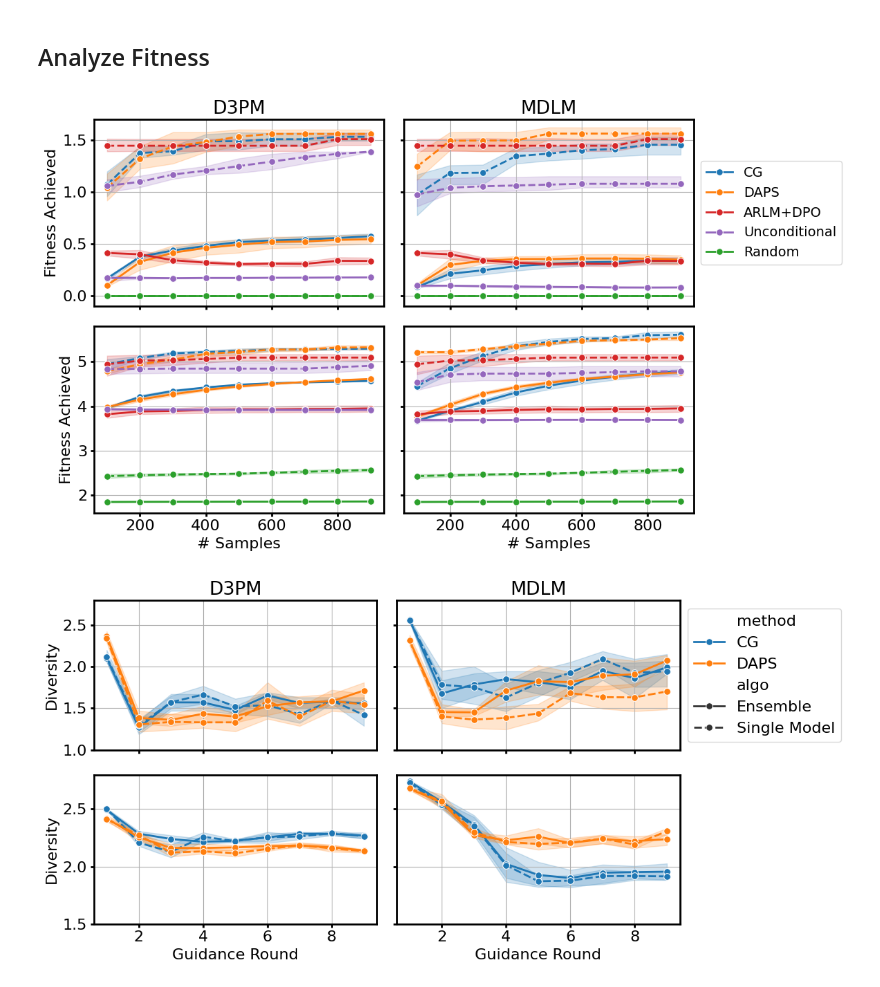
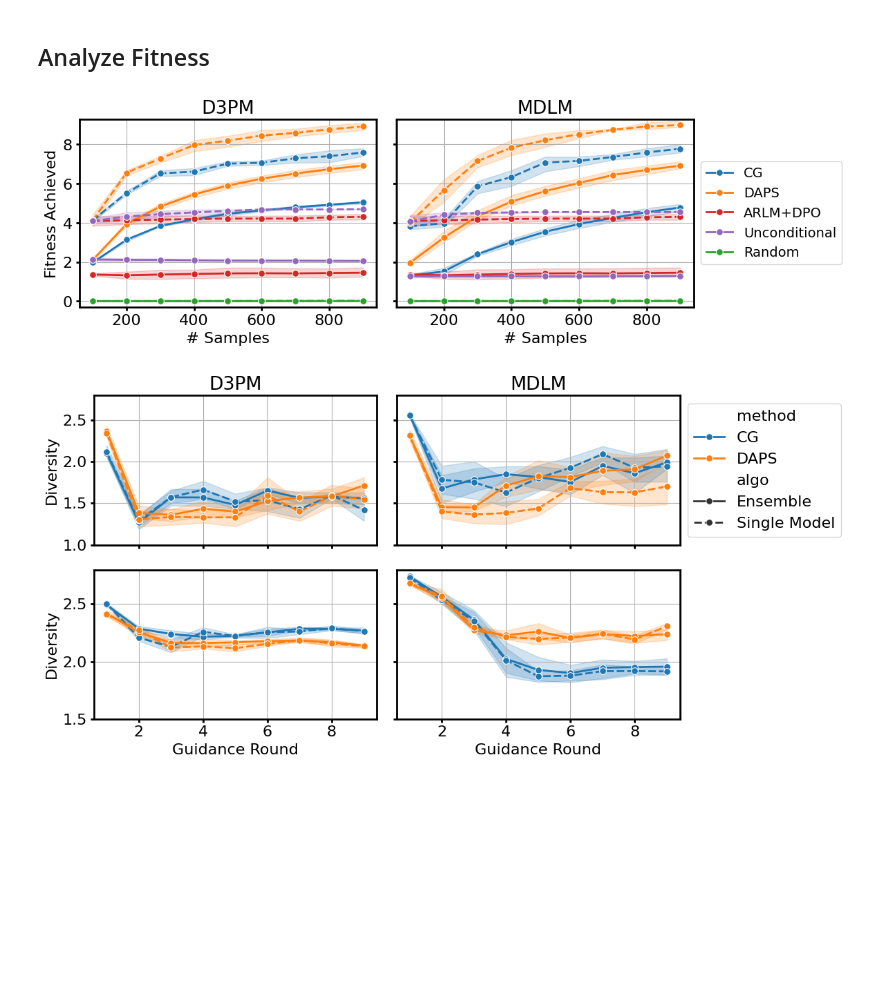
Before and after one commit to Komod0D/SGPO, a Jupyter notebook: analysis.ipynb, the cells around one changed output. Drawn from its saved outputs; the diff is of its cells as text; code cells hidden in the pictures; blank space fills up the shorter version.

```diff
--- a/analysis.ipynb
+++ b/analysis.ipynb
@@ -57,6 +57,7 @@ diversity_metric = shannon_entropy
 #map the order to versions with the first letter capitalized
 #order = ["Random", "Target", "Continuous", "Continuous-ESM", "D3PM-Baseline", "D3PM", "UDLM", "MDLM", "ARLM"]
 order = ["Random", "Target", "Continuous", "D3PM", "MDLM", "ARLM"]
+colors = ["tab:blue", "tab:orange", "tab:green", "tab:brown", "tab:gray", "tab:olive"]
 i =0
 i =0
 plt.figure(figsize=(10, 5))
@@ -81,7 +82,7 @@ for protein in proteins:
         })
 
         #sns.violinplot(data=subset_df, x='finetuned', y='perplexity', hue="prior", legend=legend)
-        sns.violinplot(data=subset_df, y='perplexity', hue="prior", legend=False, hue_order=order)
+        sns.violinplot(data=subset_df, y='perplexity', hue="prior", legend=False, hue_order=order, palette=colors)
         plt.grid(axis='y')
         plt.ylabel("Perplexity")
         # plt.title(f'{protein}')
@@ -113,7 +114,7 @@ for protein in proteins:
             "ARLM": "Triangle"
         })
         #use the same order as the original dataframe
-        sns.scatterplot(data=subset_df, x="diversity", y="fitness", hue="prior", s=80, hue_order=order, style="category", markers=['p', "*", 'o', 's', 'd', '^'], style_order=["Pentagon", "Star", "Circle", "Square", "Diamond", "Triangle"], legend=False)
+        sns.scatterplot(data=subset_df, x="diversity", y="fitness", hue="prior", s=80, hue_order=order, style="category", markers=['p', "*", 'o', 's', 'd', '^'], style_order=["Pentagon", "Star", "Circle", "Square", "Diamond", "Triangle"], palette=colors , legend=False)
         plt.xlim(0.5, 4.5)
         if protein == "TrpB":
             plt.ylim(-0.05, 0.45)
@@ -238,14 +241,0 @@ plt.savefig(f"figures/logos.svg")
-# %%
-fig, ax = plt.subplots(figsize=(10, 5))
-protein = "GB1"
-sites = [39, 40, 41, 54]
-model = "continuous" #"causalLM_finetune" #mdlm #"d3pm_finetune"
-name = "D3PM"
-sequences = SeqIO.parse(f'exps/protein/{protein}/{model}/prior_sample/unconstrained/generated.fasta', format='fasta') #uncond
-sequences = [str(seq.seq) for seq in sequences]
-results_df = pd.DataFrame({'sequence': sequences})
-#sequences = f'exps/protein/{protein}/{model}/default/uncond/generated.fasta'
-#results_df = run_bioinformatics(seqs_or_fasta=sequences, ref_db='data/ref_databases/swissprot')
-logo_df = process_logo(results_df, sites=sites)
-
-logo_plot = plot_logo(logo_df, name=name, ax=ax,sites=sites)
@@ -419,13 +407,13 @@ methods = ["cls_guidance", "DAPS", "NOS", "ARLM+DPO"] #"random", #"cls_guidance"
 method_names = ["CG", "DAPS", "NOS", "ARLM+DPO"] #"Random" #, "DPO"
 
 colors = sns.color_palette("tab10", n_colors=len(methods))
-proteins = ["GB1"] #["TrpB", "CreiLOV"] # "CreiLOV" "TrpB"
+#proteins = ["GB1"] #["TrpB", "CreiLOV"] # "CreiLOV" "TrpB"
 sites = [117, 118, 119, 162, 166, 182, 183, 184, 185, 186, 227, 228, 230, 231, 301]
 diversity_metrics = [shannon_entropy, "nunique"] #"nunique"  #shannon_entropy #"nunique"
 task = "unconstrained"
 
 plt.figure(figsize=(15, 6))
-protein = "GB1"
+protein = "TrpB"
 
 for i, diversity_metric in enumerate(diversity_metrics):
     for j, (model, model_name) in enumerate(zip(models, model_names)):
@@ -709,7 +683,7 @@ num_samples = 100 #number of samples per round
 # tasks = ["", "unconstrained"]
 
 algo = "iterative_BO" #"alignment_1000" #"iterative" "iterative_long"
-proteins = ["TrpB", "CreiLOV"]
+proteins = ["GB1"]
 tasks = ["unconstrained"] #["", "unconstrained"]
 #colors= ["tab:red", "tab:purple"]
 # colors = sns.color_palette("tab10")
@@ -723,6 +697,9 @@ for i, protein in enumerate(proteins):
         elif protein == 'CreiLOV':
             full_seq = "MAGLRHTFVVADATLPDCPLVYASEGFYAMTGYGPDEVLGHNARFLQGEGTDPKEVQKIRDAIKKGEACSVRLLNYRKDGTPFWNLLTVTPIKTPDGRVSKFVGVQVDVTSKTEGKALA"
             sites = [29, 34, 47, 60, 61] #7, 29, 47 have multiple types of beneficial mutations whereas 5 and 60 have two choice but high fitness
+        elif protein == "GB1":
+            full_seq = "MQYKLILNGKTLKGETTTEAVDAATAEKVFKQYANDNGVDGEWTYDDATKTFTVTE"
+            sites = [39, 40, 41, 54]
 
         if "noUQ" in algo:
             methods = ["cls_guidance", "DAPS"]
@@ -831,38 +808,45 @@ for i, protein in enumerate(proteins):
             if counter<=1:
                 #plt.gca().axes.xaxis.set_ticklabels([])
                 #plt.xlabel("")
                 pass
 
             if i == 0:
                 plt.title(f"{model_dict[model]}")
-                plt.xlabel("")
-                plt.gca().set_xticklabels([])
-                plt.ylim(-0.1, 1.7)
+                if protein != "GB1":
+                    plt.xlabel("")
+                    plt.gca().set_xticklabels([])
             else:
                 plt.xlabel("# Samples")
+
+            if protein == "TrpB":
+                plt.ylim(-0.1, 1.7)
+            elif protein == "CreiLOV":
                 plt.ylim(1.6, 5.8)
+            elif protein == "GB1":
+                plt.ylim(-0.3, 9.3)
+                plt.xlabel("# Samples")
 
             if k == 0:
                 plt.ylabel("Fitness Achieved")
             else:
                 plt.ylabel("")
                 plt.gca().set_yticklabels([])
             #     if counter == 1:
             #         plt.title("max 4 mutations")
             #     else:
             #         plt.title("unconstrained")
 
             #plt.ylabel("")
             # if counter in [2,4]:
             #     plt.ylabel("")
             # else:
             #     plt.ylabel(protein + " Fitness")
             plt.grid()
 
     plt.tight_layout()
-    plt.savefig(f"figures/{algo}.svg")
+    #plt.savefig(f"figures/{algo}.svg")
 # %% [output]
-[figure, old version]
+[figure, new version]
 # %%
 def get_achieved_fitness(max_df, mean_df, protein):
     max_fitnesses = []
```
Also changed, not shown: parts of 5 cells of this notebook, 10 other files.
